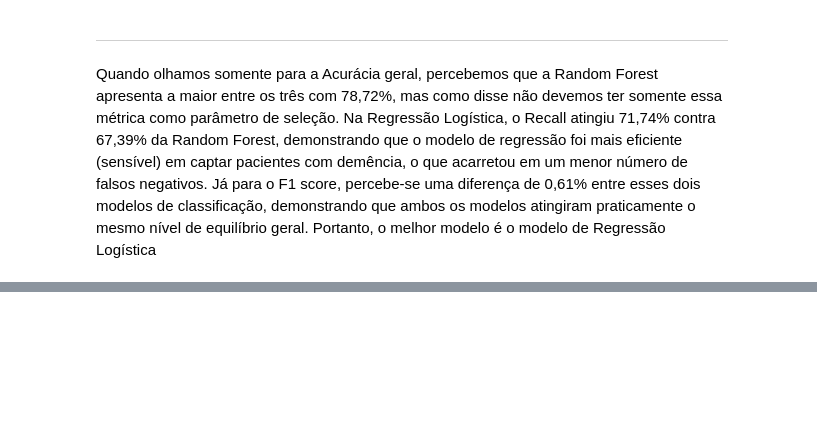
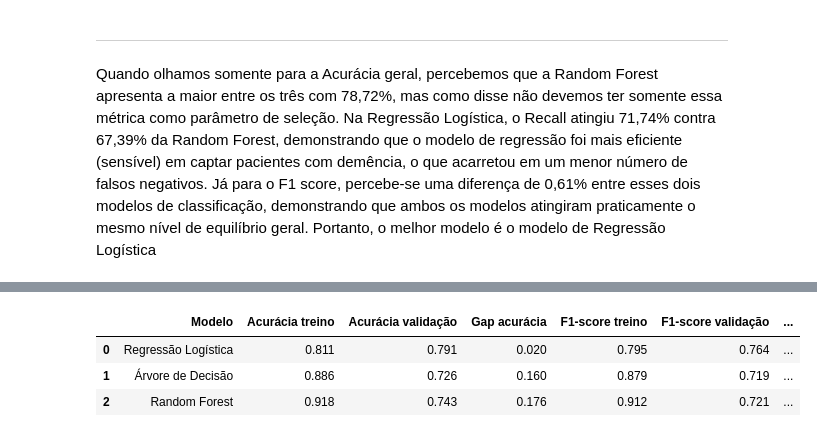
Before and after one commit to Squad-Nina-da-Hora/wmc-desafio-previsao-demencia, a Jupyter notebook: analise.ipynb, the cells around one changed output, grey strips where cells are left out. Drawn from its saved outputs; the diff is of its cells as text; code cells hidden in the pictures; blank space fills up the shorter version.

Commit message:
Diagnóstico do modelo e Conslusões

```diff
--- a/analise.ipynb
+++ b/analise.ipynb
@@ -576,0 +1015,17 @@ Portanto, o melhor modelo é o modelo de Regressão Logística
+# %%
+# Avaliação dos modelos por validação cruzada
+
+diagnostico = []
+
+for nome, modelo in modelos_cv.items():
+
+    resultado = diagnostico_cv(
+        modelo,
+        X_cv,
+        y_cv,
+        nome
+    )
+
+    diagnostico.append(resultado)
+
+df_diagnostico = pd.DataFrame(diagnostico).round(3)
@@ -576,0 +1050,11 @@ Portanto, o melhor modelo é o modelo de Regressão Logística
+# %%
+# Tabela comparativa dos resultados da validação cruzada
+
+df_diagnostico = pd.DataFrame(diagnostico).round(3)
+
+display(df_diagnostico)
+# %% [output]
+|  | Modelo | Acurácia treino | Acurácia validação | Gap acurácia | F1-score treino | F1-score validação | ... |
+| 0 | Regressão Logística | 0.811 | 0.791 | 0.020 | 0.795 | 0.764 | ... |
+| 1 | Árvore de Decisão | 0.886 | 0.726 | 0.160 | 0.879 | 0.719 | ... |
+| 2 | Random Forest | 0.918 | 0.743 | 0.176 | 0.912 | 0.721 | ... |
```
Also changed, not shown: parts of 47 cells of this notebook.
